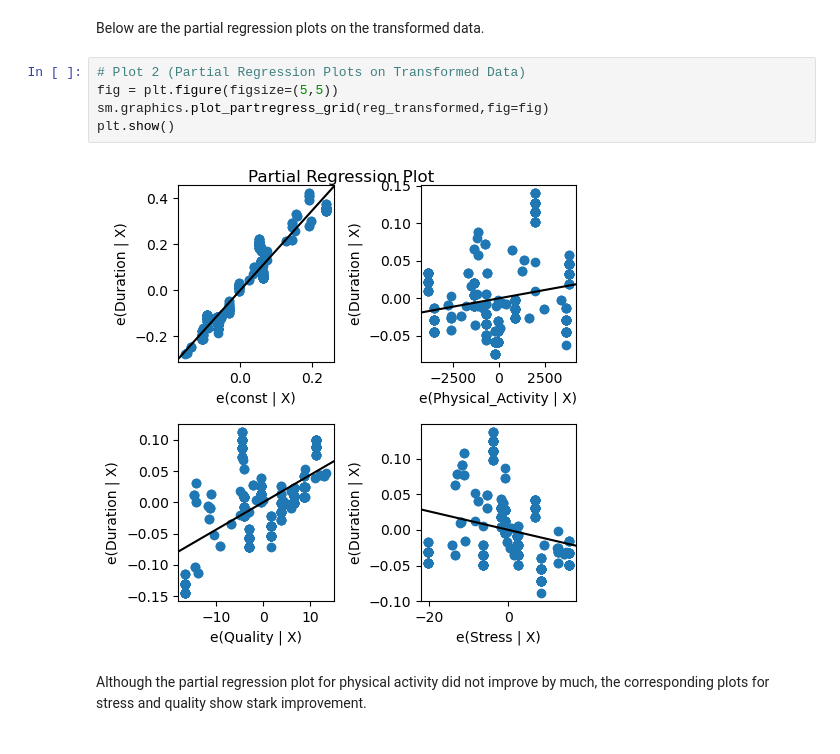
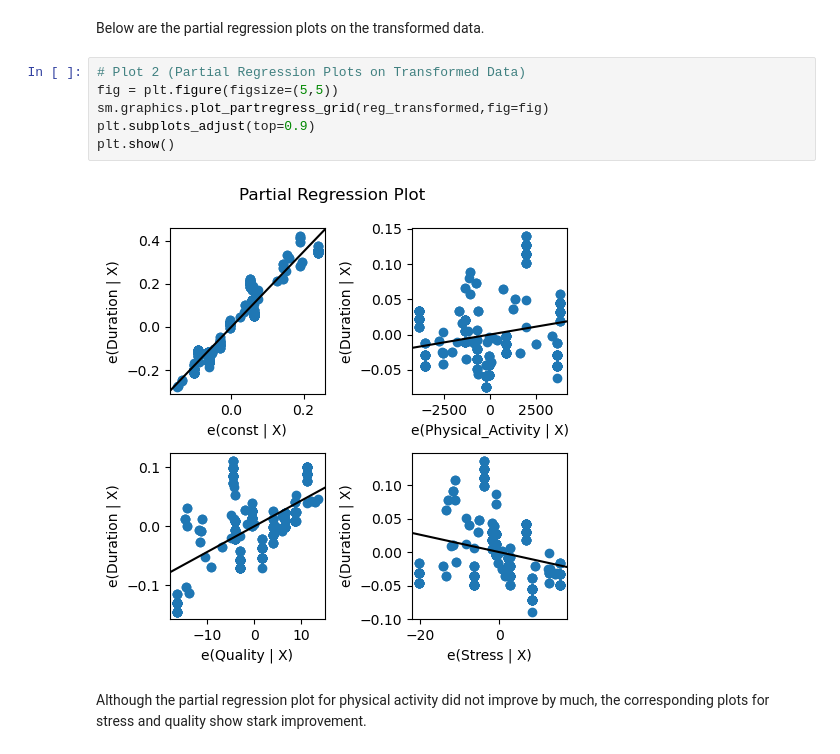
Before and after one commit to eric-y33/Math360-MAGC3, a Jupyter notebook: Final.ipynb, the cells around one changed output. Drawn from its saved outputs; the diff is of its cells as text.

```diff
--- a/Final.ipynb
+++ b/Final.ipynb
@@ -141,10 +142,11 @@ Below are the partial regression plots on the transformed data.
 # %%
 # Plot 2 (Partial Regression Plots on Transformed Data)
 fig = plt.figure(figsize=(5,5))
 sm.graphics.plot_partregress_grid(reg_transformed,fig=fig)
+plt.subplots_adjust(top=0.9)
 plt.show()
 # %% [output]
-[figure, old version]
+[figure, new version]
 # %% [markdown]
 Although the partial regression plot for physical activity did not improve by much, the corresponding plots for stress and quality show stark improvement.
 # %%
```
Also changed, not shown: parts of 1 cell of this notebook, 1 other file.
